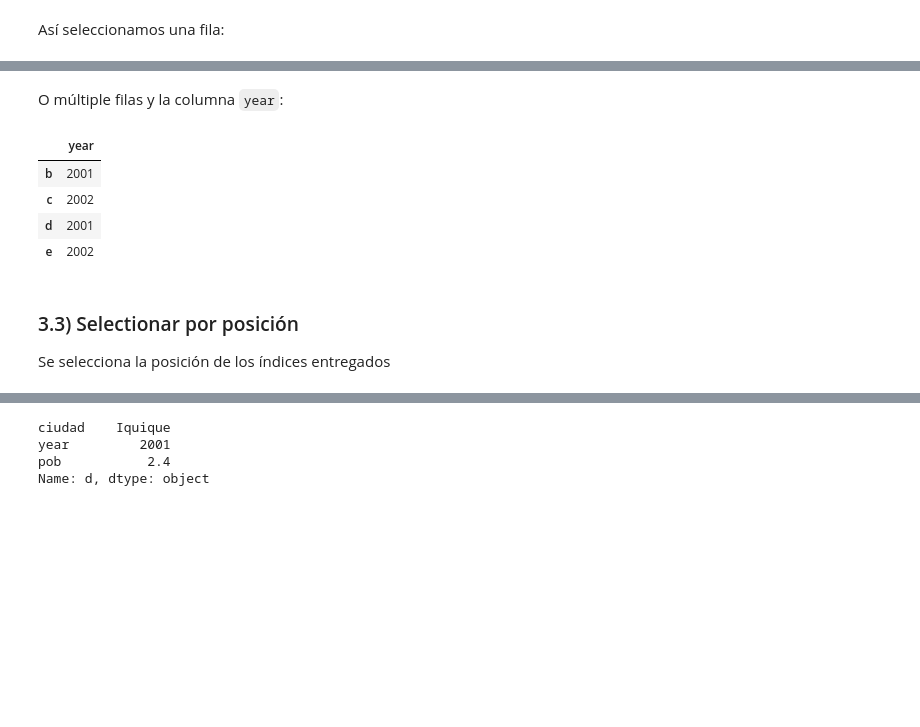
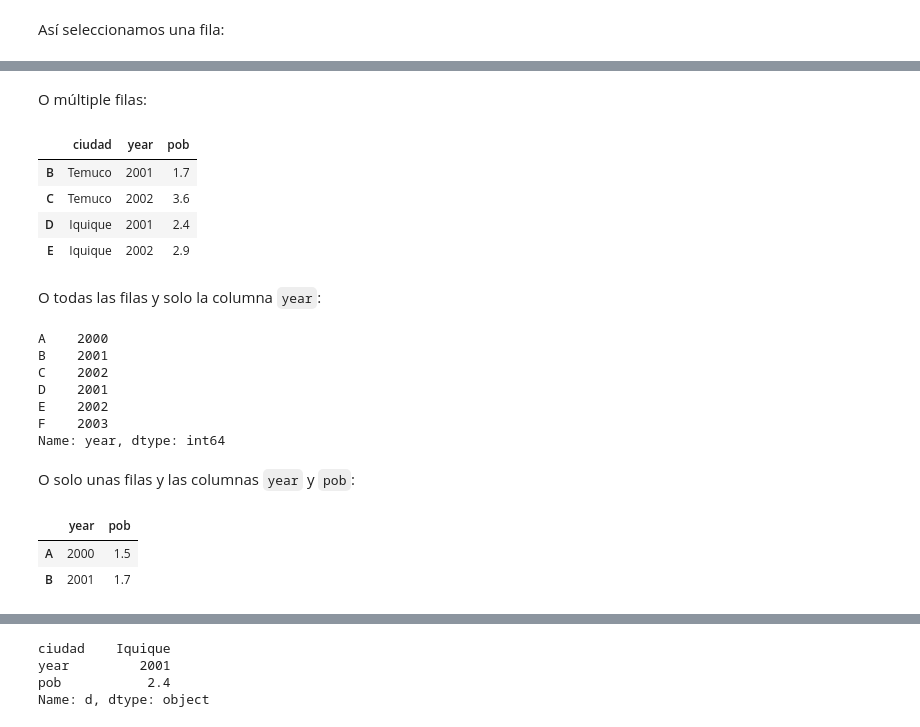
Before and after one commit to GAMES-UChile/Curso-BancoEstado, a Jupyter notebook: modulo3/modulo3.ipynb, the cells around one changed output, grey strips where cells are left out. Saved outputs shown, nothing was run; the diff lists cells and outputs as text; code cells hidden in the pictures; blank space fills up the shorter version.

```diff
--- a/modulo3/modulo3.ipynb
+++ b/modulo3/modulo3.ipynb
@@ -450,13 +441,30 @@ Name: d, dtype: object
+# %% [markdown]
+O múltiple filas:
+# %%
+df.loc['B':'E']
+# %% [output]
+|  | ciudad | year | pob |
+| B | Temuco | 2001 | 1.7 |
+| C | Temuco | 2002 | 3.6 |
+| D | Iquique | 2001 | 2.4 |
+| E | Iquique | 2002 | 2.9 |
 # %% [markdown]
-O múltiple filas y la columna `year`:
+O todas las filas y solo la columna `year`:
 # %%
-df.loc['b':'e', ['year']]
+df.loc[:, 'year']
 # %% [output]
-|  | year |
-| b | 2001 |
-| c | 2002 |
-| d | 2001 |
-| e | 2002 |
+A    2000
+B    2001
+C    2002
+D    2001
+E    2002
+F    2003
+Name: year, dtype: int64
-# %% [markdown]
-### 3.3) Selectionar por posición
-Se selecciona la posición de los índices entregados
+# %% [markdown]
+O solo unas filas y las columnas `year` y `pob`:
+# %%
+df.loc['A':'B', ['year', 'pob']]
+# %% [output]
+|  | year | pob |
+| A | 2000 | 1.5 |
+| B | 2001 | 1.7 |
```
Also changed, not shown: parts of 66 cells of this notebook.
